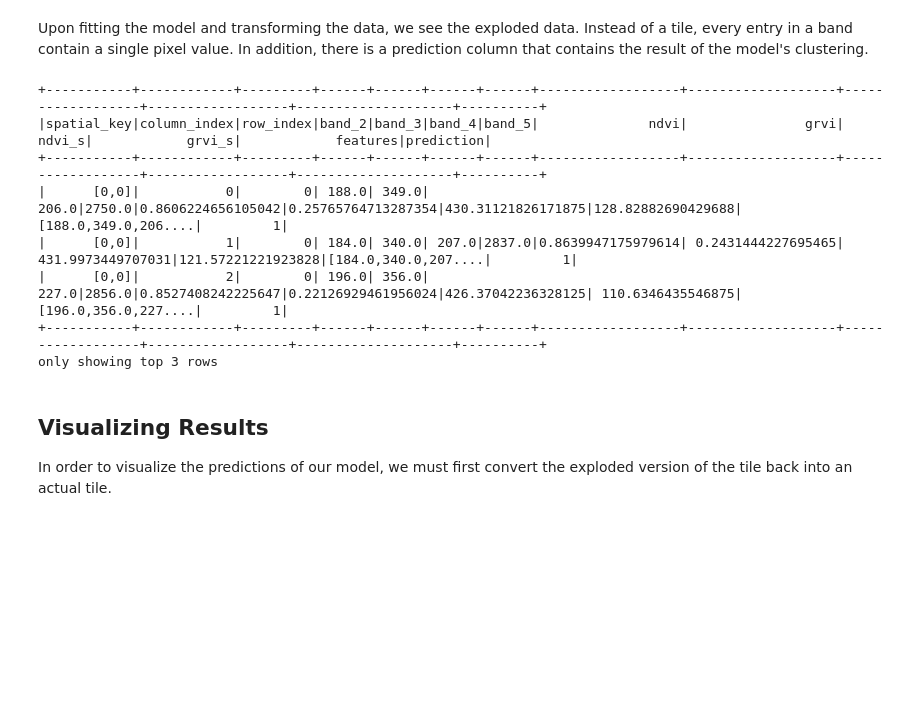
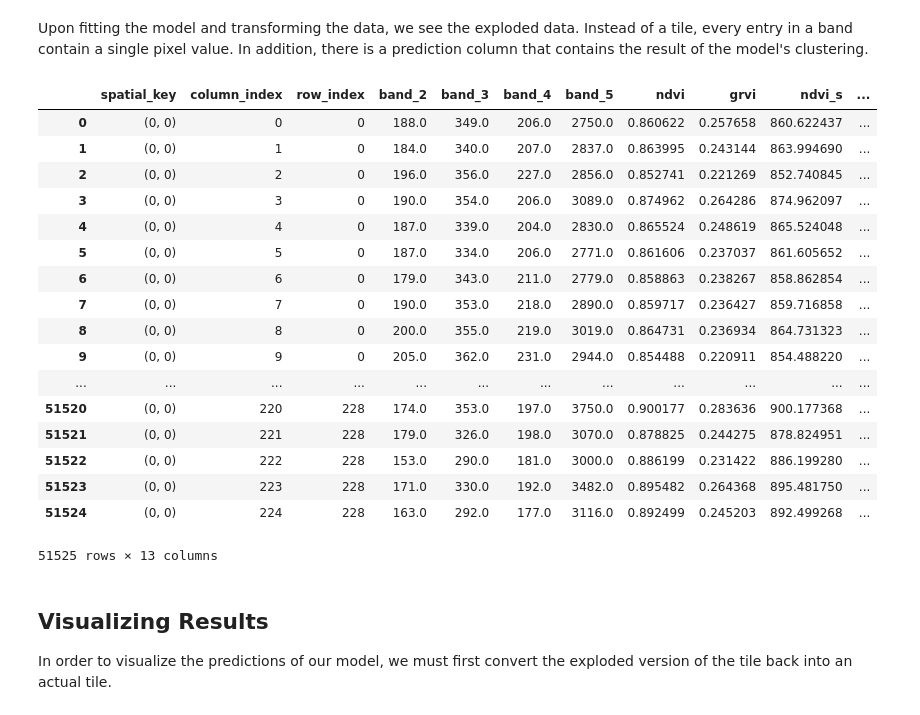
Before and after one commit to s22s/rasterframes-book, a Jupyter notebook: Python/Forest/forest-demo.ipynb, the cells around one changed output. Cells and saved outputs as stored; diff of their text form; code cells hidden in the pictures; blank space fills up the shorter version.

```diff
--- a/Python/Forest/forest-demo.ipynb
+++ b/Python/Forest/forest-demo.ipynb
@@ -233,17 +172,27 @@ Upon fitting the model and transforming the data, we see the exploded data. Inst
 # %%
 rf_model_zip = list(zip(scaledRFs, models))
 
 clusteredRFs = [rf_models[1].transform(rf_models[0]) for rf_models in rf_model_zip]
-clusteredRFs[0].show(3)
+clusteredRFs[0].toPandas()
 # %% [output]
+|  | spatial_key | column_index | row_index | band_2 | band_3 | band_4 | band_5 | ndvi | grvi | ndvi_s | ... |
+| 0 | (0, 0) | 0 | 0 | 188.0 | 349.0 | 206.0 | 2750.0 | 0.860622 | 0.257658 | 860.622437 | ... |
+| 1 | (0, 0) | 1 | 0 | 184.0 | 340.0 | 207.0 | 2837.0 | 0.863995 | 0.243144 | 863.994690 | ... |
+| 2 | (0, 0) | 2 | 0 | 196.0 | 356.0 | 227.0 | 2856.0 | 0.852741 | 0.221269 | 852.740845 | ... |
+| 3 | (0, 0) | 3 | 0 | 190.0 | 354.0 | 206.0 | 3089.0 | 0.874962 | 0.264286 | 874.962097 | ... |
+| 4 | (0, 0) | 4 | 0 | 187.0 | 339.0 | 204.0 | 2830.0 | 0.865524 | 0.248619 | 865.524048 | ... |
+| 5 | (0, 0) | 5 | 0 | 187.0 | 334.0 | 206.0 | 2771.0 | 0.861606 | 0.237037 | 861.605652 | ... |
+| 6 | (0, 0) | 6 | 0 | 179.0 | 343.0 | 211.0 | 2779.0 | 0.858863 | 0.238267 | 858.862854 | ... |
+| 7 | (0, 0) | 7 | 0 | 190.0 | 353.0 | 218.0 | 2890.0 | 0.859717 | 0.236427 | 859.716858 | ... |
+| 8 | (0, 0) | 8 | 0 | 200.0 | 355.0 | 219.0 | 3019.0 | 0.864731 | 0.236934 | 864.731323 | ... |
+| 9 | (0, 0) | 9 | 0 | 205.0 | 362.0 | 231.0 | 2944.0 | 0.854488 | 0.220911 | 854.488220 | ... |
+| ... | ... | ... | ... | ... | ... | ... | ... | ... | ... | ... | ... |
+| 51520 | (0, 0) | 220 | 228 | 174.0 | 353.0 | 197.0 | 3750.0 | 0.900177 | 0.283636 | 900.177368 | ... |
+| 51521 | (0, 0) | 221 | 228 | 179.0 | 326.0 | 198.0 | 3070.0 | 0.878825 | 0.244275 | 878.824951 | ... |
+| 51522 | (0, 0) | 222 | 228 | 153.0 | 290.0 | 181.0 | 3000.0 | 0.886199 | 0.231422 | 886.199280 | ... |
+| 51523 | (0, 0) | 223 | 228 | 171.0 | 330.0 | 192.0 | 3482.0 | 0.895482 | 0.264368 | 895.481750 | ... |
+| 51524 | (0, 0) | 224 | 228 | 163.0 | 292.0 | 177.0 | 3116.0 | 0.892499 | 0.245203 | 892.499268 | ... |
-+-----------+------------+---------+------+------+------+------+------------------+-------------------+------------------+------------------+--------------------+----------+
-|spatial_key|column_index|row_index|band_2|band_3|band_4|band_5|              ndvi|               grvi|            ndvi_s|            grvi_s|            features|prediction|
-+-----------+------------+---------+------+------+------+------+------------------+-------------------+------------------+------------------+--------------------+----------+
-|      [0,0]|           0|        0| 188.0| 349.0| 206.0|2750.0|0.8606224656105042|0.25765764713287354|430.31121826171875|128.82882690429688|[188.0,349.0,206....|         1|
-|      [0,0]|           1|        0| 184.0| 340.0| 207.0|2837.0|0.8639947175979614| 0.2431444227695465| 431.9973449707031|121.57221221923828|[184.0,340.0,207....|         1|
-|      [0,0]|           2|        0| 196.0| 356.0| 227.0|2856.0|0.8527408242225647|0.22126929461956024|426.37042236328125| 110.6346435546875|[196.0,356.0,227....|         1|
-+-----------+------------+---------+------+------+------+------+------------------+-------------------+------------------+------------------+--------------------+----------+
-only showing top 3 rows
+51525 rows × 13 columns
 # %% [markdown]
 ## Visualizing Results
 
```
Also changed, not shown: parts of 22 cells of this notebook, 3 other files.
